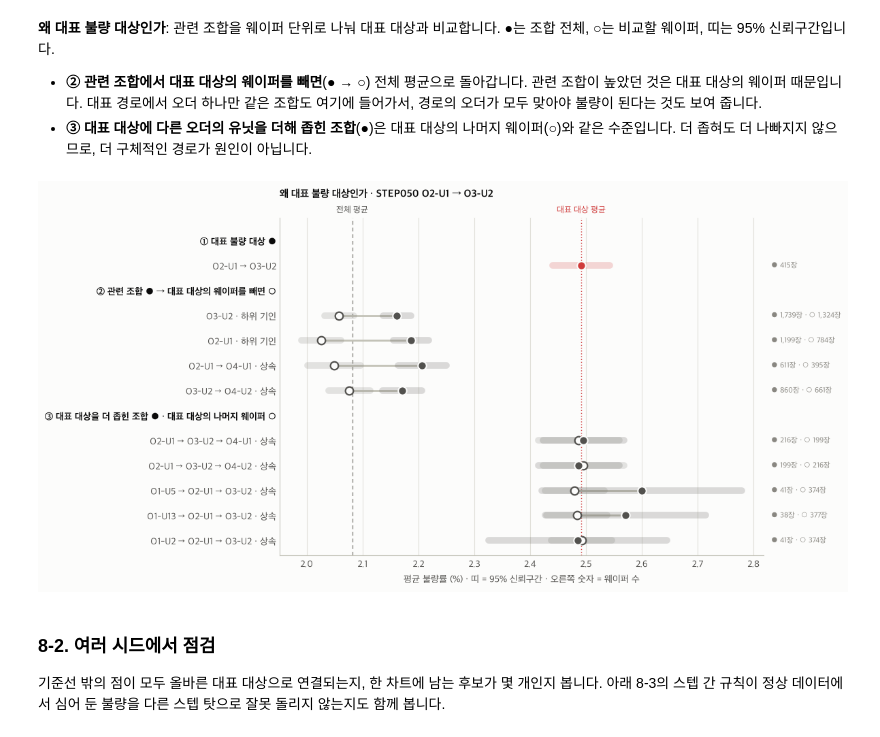
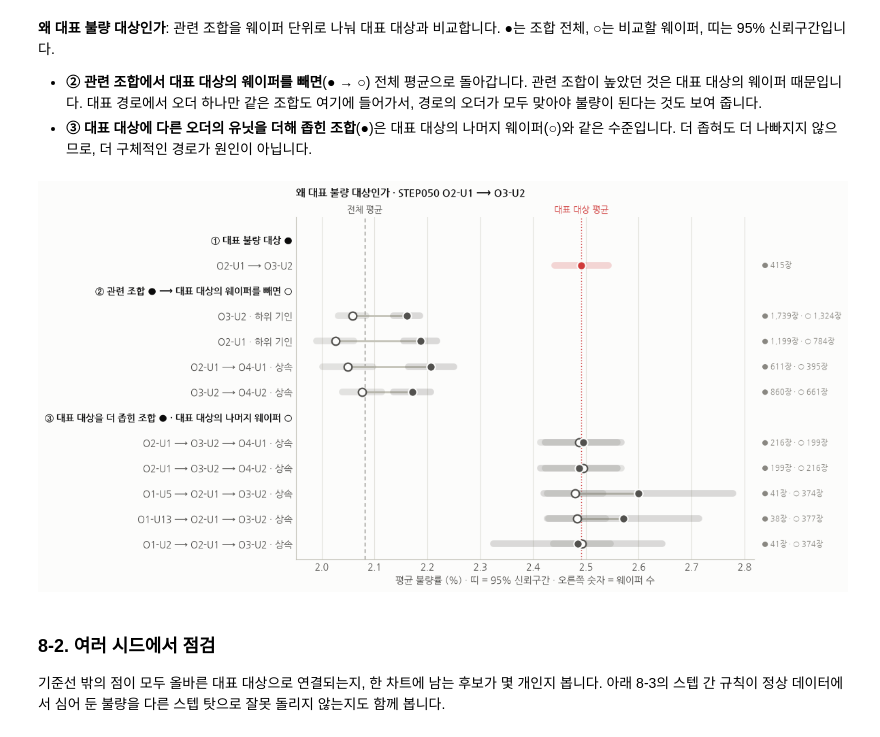
Before and after one commit to mikebbang/edu_claude, a Jupyter notebook: notebooks/funnel_check.ipynb, the cells around one changed output. Saved outputs shown, nothing was run; the diff lists cells and outputs as text; code cells hidden in the pictures.

```diff
--- a/notebooks/funnel_check.ipynb
+++ b/notebooks/funnel_check.ipynb
@@ -70,8 +70,14 @@ C = {
     'bad': '#d03b3b', 'accent': '#2a78d6',
     'low': '#2a78d6', 'mid': '#f0efec', 'high': '#e34948',   # 발산: 파랑 ↔ 회색 ↔ 빨강
 }
+# 한글 글꼴: 노트북 옆 fonts 폴더(저장소에 든 나눔고딕, SIL OFL)를 먼저 쓰고, 없으면 시스템 글꼴
+_bundled = [p for d in (Path.cwd() / 'fonts', Path.cwd() / 'notebooks' / 'fonts') if d.is_dir() for p in sorted(d.glob('*.tt[fc]'))]
+for _p in _bundled:
+    mpl.font_manager.fontManager.addfont(str(_p))
 _fonts = {f.name for f in mpl.font_manager.fontManager.ttflist}
-KR_FONT = next((f for f in ('Apple SD Gothic Neo', 'AppleGothic', 'Malgun Gothic', 'NanumGothic', 'Nanum Gothic', 'Noto Sans CJK KR', 'Noto Sans KR') if f in _fonts), 'DejaVu Sans')
+KR_FONT = (mpl.font_manager.FontProperties(fname=str(_bundled[0])).get_name() if _bundled else
+           next((f for f in ('Apple SD Gothic Neo', 'AppleGothic', 'Malgun Gothic', 'NanumGothic', 'Nanum Gothic', 'Noto Sans CJK KR', 'Noto Sans KR') if f in _fonts), 'DejaVu Sans'))
+CHART_SEP = ' ⟶ '   # 차트 안 경로 구분자. 나눔고딕의 '→'는 아주 작게 찍혀서 차트에서는 긴 화살표를 쓴다 (표 · 출력은 '→')
 plt.rcParams.update({
     'font.family': [KR_FONT, 'DejaVu Sans'], 'axes.unicode_minus': False, 'font.size': 10,
     'figure.dpi': 100, 'figure.facecolor': C['surface'], 'axes.facecolor': C['surface'], 'savefig.facecolor': C['surface'],
@@ -1362,9 +1368,10 @@ def plot_flow(c):
 def plot_dist(ax, c, me, others, parents):
     st = steps[c['step']]
     groups = [('이 경로', me, C['bad'])]
-    if c['k'] >= 2:
-        groups += [(f"{st['seqs'][q]['name']}만 다른 유닛", parents[i], C['ink2']) for i, (q, _) in enumerate(c['items'])]
-    groups.append(('나머지 웨이퍼', others, C['muted']))
+    if c['k'] >= 2:                     # 오더 하나만 경로와 다른 웨이퍼: 나머지 유닛은 같고 그 오더만 다름
+        groups += [(f"{path_label(st, c['items'][:i] + c['items'][i + 1:], ' · ')} 같음 · {st['seqs'][q]['name']} 다름", parents[i], C['ink2'])
+                   for i, (q, _) in enumerate(c['items'])]
+    groups.append(('이 경로가 아닌 웨이퍼', others, C['muted']))
     groups = [g for g in groups if len(g[1])]
     sums = [box_stats(idx) for _, idx, _ in groups]
     rng, h = Rng(31 + c['id']), 0.46
@@ -2145,7 +2152,7 @@ plt.show()
 # %%
 STATUS_SHORT = {'bad': '불량', 'inherited': '상속', 'explained': '하위 기인', 'warn': '기준선 아래', 'normal': '기준선 아래'}
 G1 = '① 대표 불량 대상 ●'
-G2 = '② 관련 조합 ● → 대표 대상의 웨이퍼를 빼면 ○'
+G2 = '② 관련 조합 ● ⟶ 대표 대상의 웨이퍼를 빼면 ○'
 G3 = '③ 대표 대상을 더 좁힌 조합 ● · 대표 대상의 나머지 웨이퍼 ○'
 
 
@@ -2162,12 +2169,13 @@ def why_rows(T, cap=6):
     """대표 대상 T와 관련 조합을 웨이퍼 단위로 나눈 비교 행: (묶음, 이름, ● 통계, ○ 통계)"""
     st = steps[T['step']]
     mT, Ti = members_of(data, T), set(T['items'])
+    lab = lambda items: path_label(st, items, CHART_SEP)
     if T['k'] == 1:
         (q, u), = T['items']
         A = data['assign'][T['step']][q]
-        rows = [(G1, f"{path_label(st, T['items'])} · ○ 같은 오더의 다른 유닛", wafer_stat(mT), wafer_stat((A != MISSING) & (A != u)))]
+        rows = [(G1, f"{lab(T['items'])} · ○ 같은 오더의 다른 유닛", wafer_stat(mT), wafer_stat((A != MISSING) & (A != u)))]
     else:
-        rows = [(G1, path_label(st, T['items']), wafer_stat(mT), None)]
+        rows = [(G1, lab(T['items']), wafer_stat(mT), None)]
     rel = [b for b in candidates(res, T) if b['key'] != T['key']]
     wider, seen = [], set()
     for i in range(T['k'] if T['k'] >= 2 else 0):                      # 대표 경로에서 오더 하나를 뺀 부모 (기준선 아래여도)
@@ -2178,10 +2186,10 @@ def why_rows(T, cap=6):
     wider += sorted((b for b in rel if b['key'] not in seen and not Ti < set(b['items'])), key=lambda b: -b['z'])[:cap]
     for c in wider:
         m = members_of(data, c)
-        rows.append((G2, f"{path_label(st, c['items'])} · {STATUS_SHORT[c['status']]}", wafer_stat(m), wafer_stat(m & ~mT)))
+        rows.append((G2, f"{lab(c['items'])} · {STATUS_SHORT[c['status']]}", wafer_stat(m), wafer_stat(m & ~mT)))
     for c in sorted((b for b in rel if Ti < set(b['items'])), key=lambda b: -b['z'])[:cap]:
         m = members_of(data, c)
-        rows.append((G3, f"{path_label(st, c['items'])} · {STATUS_SHORT[c['status']]}", wafer_stat(m), wafer_stat(mT & ~m)))
+        rows.append((G3, f"{lab(c['items'])} · {STATUS_SHORT[c['status']]}", wafer_stat(m), wafer_stat(mT & ~m)))
     return rows
 
 
@@ -2198,35 +2206,35 @@ def plot_why(T):
         g, _, a, b = item
         col = C['bad'] if g == G1 else C['ink2']
         counts = f'● {a[0]:,}장'
         if b is not None and not math.isnan(b[1]):
             ax.plot([a[1], b[1]], [yy, yy], color=C['axis'], lw=2, zorder=1)
             ax.plot([b[1] - b[2], b[1] + b[2]], [yy, yy], color=C['muted'], lw=7, alpha=0.22, solid_capstyle='round', zorder=1)
             ax.scatter([b[1]], [yy], s=70, facecolors=C['surface'], edgecolors=C['ink2'], lw=1.6, zorder=3)
             counts += f' · ○ {b[0]:,}장'
         ax.plot([a[1] - a[2], a[1] + a[2]], [yy, yy], color=col, lw=7, alpha=0.2, solid_capstyle='round', zorder=1)
         ax.scatter([a[1]], [yy], s=80, color=col, edgecolors=C['surface'], lw=1.5, zorder=4)
         ax.annotate(counts, (1, yy), xycoords=('axes fraction', 'data'), xytext=(8, 0), textcoords='offset points',
                     va='center', fontsize=8, color=C['muted'], annotation_clip=False)
     ax.axvline(res['mu'], color=C['muted'], lw=1, ls=(0, (4, 3)), zorder=0)
     ax.axvline(T['mean'], color=C['bad'], lw=1, ls=(0, (1, 2)), zorder=0)
     ax.set_yticks(range(len(layout)), [item if kind == 'header' else item[1] for kind, item in layout])
     for lab, (kind, _) in zip(ax.get_yticklabels(), layout):
         if kind == 'header':
             lab.set_fontweight('bold')
             lab.set_color(C['ink'])
     ax.set_ylim(len(layout) - 0.4, -0.9)
     for x, text, colr in ((res['mu'], '전체 평균', C['ink2']), (T['mean'], '대표 대상 평균', C['bad'])):
         ax.annotate(text, (x, -0.9), xytext=(0, 3), textcoords='offset points', ha='center', va='bottom', fontsize=9, color=colr, annotation_clip=False)
     ax.set_xlabel('평균 불량률 (%) · 띠 = 95% 신뢰구간 · 오른쪽 숫자 = 웨이퍼 수')
-    ax.set_title(f"왜 대표 불량 대상인가 · {steps[T['step']]['name']} {path_label(steps[T['step']], T['items'])}", pad=22)
+    ax.set_title(f"왜 대표 불량 대상인가 · {steps[T['step']]['name']} {path_label(steps[T['step']], T['items'], CHART_SEP)}", pad=22)
     ax.grid(axis='y', visible=False)
     plt.tight_layout()
     plt.show()
 
 
 plot_why(T)
 # %% [output]
-[figure, old version]
+[figure, new version]
 # %% [markdown]
 ### 8-2. 여러 시드에서 점검
 기준선 밖의 점이 모두 올바른 대표 대상으로 연결되는지, 한 차트에 남는 후보가 몇 개인지 봅니다. 아래 8-3의 스텝 간 규칙이 정상 데이터에서 심어 둔 불량을 다른 스텝 탓으로 잘못 돌리지 않는지도 함께 봅니다.
```
Also changed, not shown: parts of 13 cells of this notebook, 3 other files.
